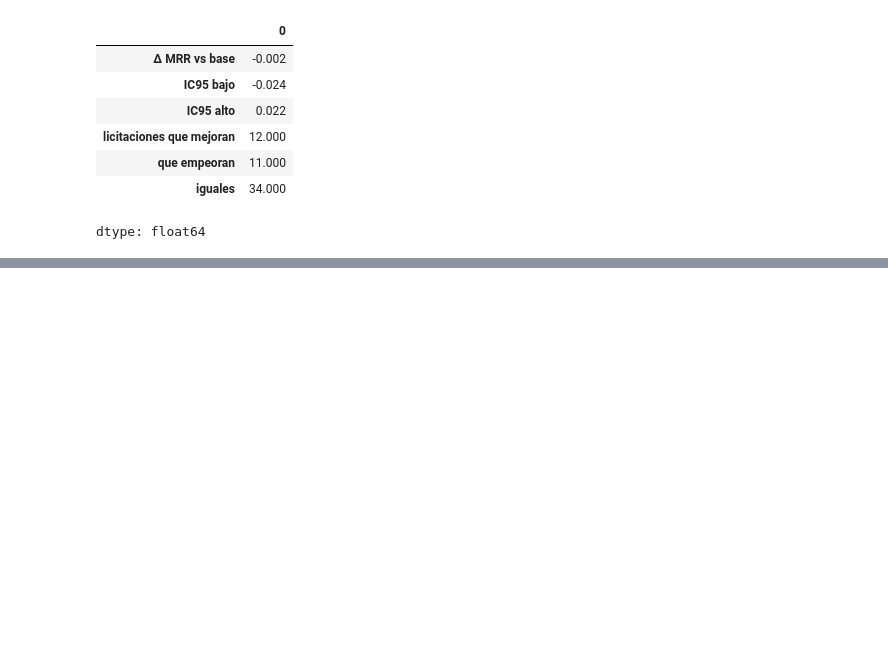
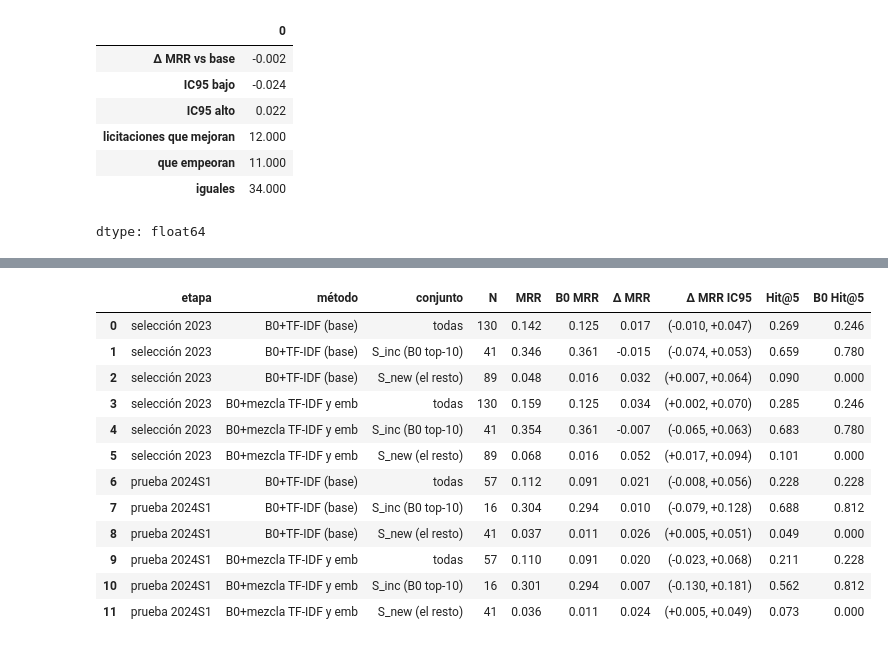
Before and after one commit to AbiFrei/grupo_Luabre, a Jupyter notebook: exploracion_rd.ipynb, the cells around one changed output, grey strips where cells are left out. Cells and saved outputs as stored; diff of their text form; code cells hidden in the pictures; blank space fills up the shorter version.

Commit message:
Notebook actualizado con el desglose S_inc/S_new

```diff
--- a/exploracion_rd.ipynb
+++ b/exploracion_rd.ipynb
@@ -1325,0 +1232,50 @@ To https://github.com/AbiFrei/grupo_Luabre.git
+# %%
+#35#
+# desglose por S_inc y S_new
+
+def desglose(sc, a, lics):
+    g = gan[gan.id.isin(lics.id)]
+    rk = ranking_de(sc, a)
+    rk = rk[rk.id.isin(set(g.id))]
+    rk0 = rk_b0_todo[rk_b0_todo.id.isin(set(g.id))]
+    return ev.evaluar(rk, lic, emp, g, rk0)
+
+sc_pru_mixemb = mezclar(sc_pru, sc_pru_emb, 0.5)
+
+columnas = ["conjunto", "N", "MRR", "B0 MRR", "Δ MRR", "Δ MRR IC95", "Hit@5", "B0 Hit@5"]
+casos = [("selección 2023", sel, sc_sel, sc_sel_mixemb),
+         ("prueba 2024S1", pru, sc_pru, sc_pru_mixemb)]
+
+partes = []
+for etapa, lics, sc_base, sc_mix in casos:
+    for metodo, sc, a in (("B0+TF-IDF (base)", sc_base, alpha_elegido),
+                          ("B0+mezcla TF-IDF y emb", sc_mix, alpha_emb)):
+        t = desglose(sc, a, lics)[columnas].copy()
+        t.insert(0, "método", metodo)
+        t.insert(0, "etapa", etapa)
+        partes.append(t)
+
+tabla_desglose = pd.concat(partes, ignore_index=True)
+with pd.option_context("display.width", 250, "display.max_columns", None,
+                       "display.float_format", "{:.3f}".format):
+    display(tabla_desglose)
+#---
+# Qué hace: repite la medición separando las licitaciones en dos grupos, según lo que hace B0 con ellas:
+#           S_inc (B0 pone a un ganador entre sus 10 primeros) y S_new (el resto).
+#           Para cada grupo compara dos métodos contra B0: la base (B0+TF-IDF) y la mezcla con embeddings.
+# Criterio: el promedio total puede esconder que un método ayuda en un grupo y perjudica en el otro.
+#           Mostramos selección (2023) y prueba (2024S1), con el mismo intervalo de confianza de siempre.
+# %% [output]
+|  | etapa | método | conjunto | N | MRR | B0 MRR | Δ MRR | Δ MRR IC95 | Hit@5 | B0 Hit@5 |
+| 0 | selección 2023 | B0+TF-IDF (base) | todas | 130 | 0.142 | 0.125 | 0.017 | (-0.010, +0.047) | 0.269 | 0.246 |
+| 1 | selección 2023 | B0+TF-IDF (base) | S_inc (B0 top-10) | 41 | 0.346 | 0.361 | -0.015 | (-0.074, +0.053) | 0.659 | 0.780 |
+| 2 | selección 2023 | B0+TF-IDF (base) | S_new (el resto) | 89 | 0.048 | 0.016 | 0.032 | (+0.007, +0.064) | 0.090 | 0.000 |
+| 3 | selección 2023 | B0+mezcla TF-IDF y emb | todas | 130 | 0.159 | 0.125 | 0.034 | (+0.002, +0.070) | 0.285 | 0.246 |
+| 4 | selección 2023 | B0+mezcla TF-IDF y emb | S_inc (B0 top-10) | 41 | 0.354 | 0.361 | -0.007 | (-0.065, +0.063) | 0.683 | 0.780 |
+| 5 | selección 2023 | B0+mezcla TF-IDF y emb | S_new (el resto) | 89 | 0.068 | 0.016 | 0.052 | (+0.017, +0.094) | 0.101 | 0.000 |
+| 6 | prueba 2024S1 | B0+TF-IDF (base) | todas | 57 | 0.112 | 0.091 | 0.021 | (-0.008, +0.056) | 0.228 | 0.228 |
+| 7 | prueba 2024S1 | B0+TF-IDF (base) | S_inc (B0 top-10) | 16 | 0.304 | 0.294 | 0.010 | (-0.079, +0.128) | 0.688 | 0.812 |
+| 8 | prueba 2024S1 | B0+TF-IDF (base) | S_new (el resto) | 41 | 0.037 | 0.011 | 0.026 | (+0.005, +0.051) | 0.049 | 0.000 |
+| 9 | prueba 2024S1 | B0+mezcla TF-IDF y emb | todas | 57 | 0.110 | 0.091 | 0.020 | (-0.023, +0.068) | 0.211 | 0.228 |
+| 10 | prueba 2024S1 | B0+mezcla TF-IDF y emb | S_inc (B0 top-10) | 16 | 0.301 | 0.294 | 0.007 | (-0.130, +0.181) | 0.562 | 0.812 |
+| 11 | prueba 2024S1 | B0+mezcla TF-IDF y emb | S_new (el resto) | 41 | 0.036 | 0.011 | 0.024 | (+0.005, +0.049) | 0.073 | 0.000 |
```
Also changed, not shown: parts of 5 cells of this notebook.
